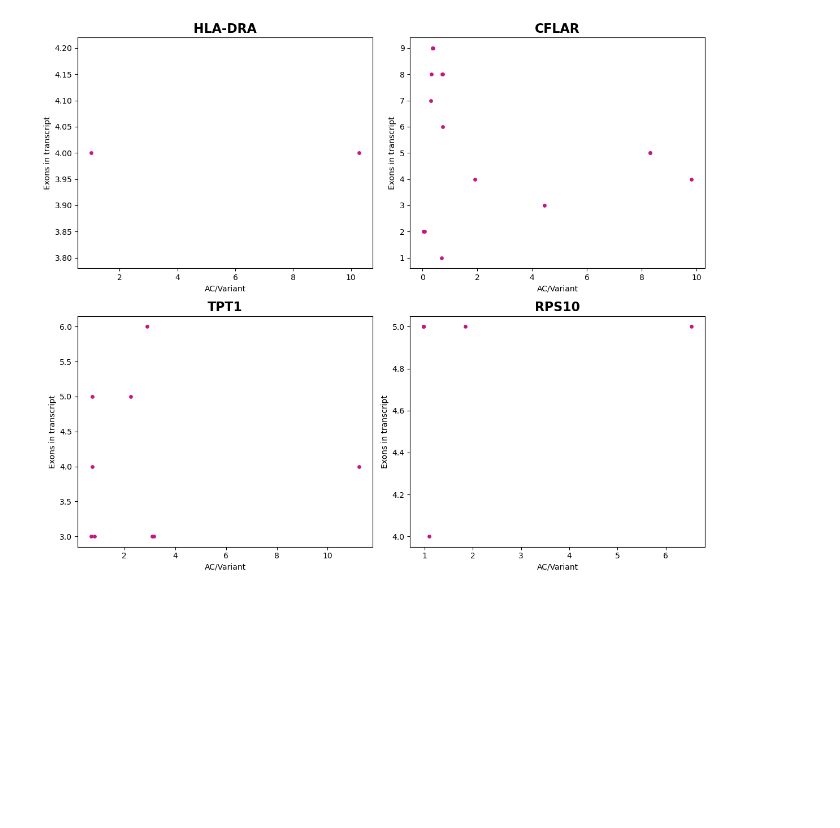
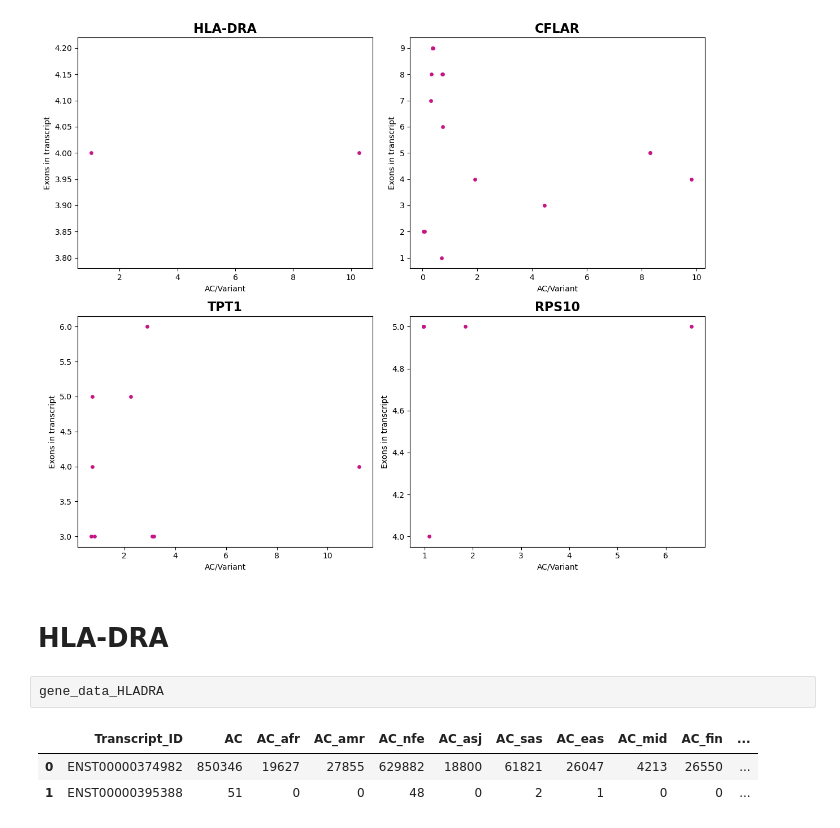
Before and after one commit to nastasia-iv/genvar, a Jupyter notebook: Grishchenko/code/gene_examples_analysis.ipynb, the cells around one changed output. Saved outputs shown, nothing was run; the diff lists cells and outputs as text; blank space fills up the shorter version.

```diff
--- a/Grishchenko/code/gene_examples_analysis.ipynb
+++ b/Grishchenko/code/gene_examples_analysis.ipynb
@@ -58,3 +58,11 @@ plt.tight_layout()
 plt.show()
 # %% [output]
 [figure]
+# %% [markdown]
+# HLA-DRA
+# %%
+gene_data_HLADRA
+# %% [output]
+|  | Transcript_ID | AC | AC_afr | AC_amr | AC_nfe | AC_asj | AC_sas | AC_eas | AC_mid | AC_fin | ... |
+| 0 | ENST00000374982 | 850346 | 19627 | 27855 | 629882 | 18800 | 61821 | 26047 | 4213 | 26550 | ... |
+| 1 | ENST00000395388 | 51 | 0 | 0 | 48 | 0 | 2 | 1 | 0 | 0 | ... |
```
Also changed, not shown: parts of 10 cells of this notebook.
